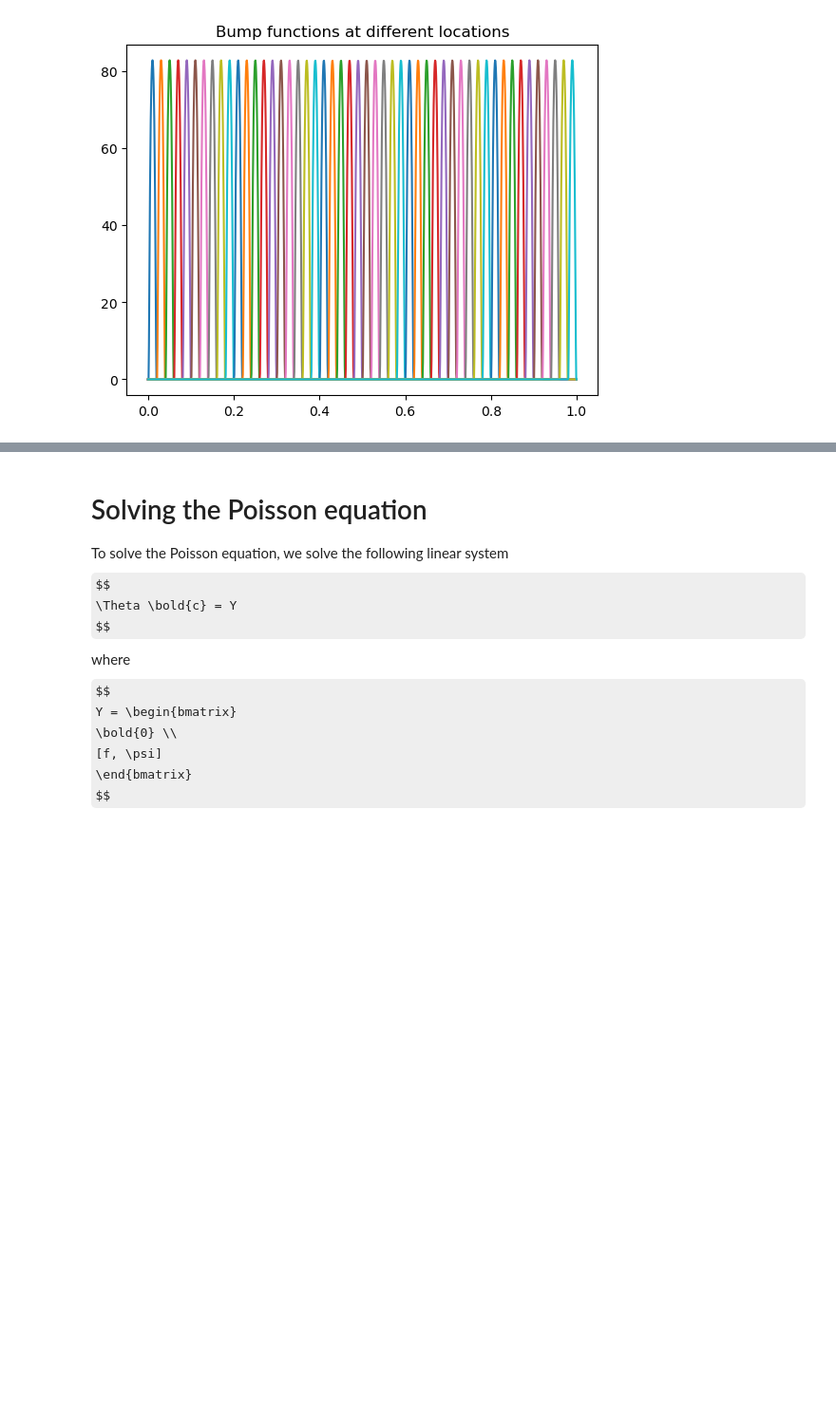
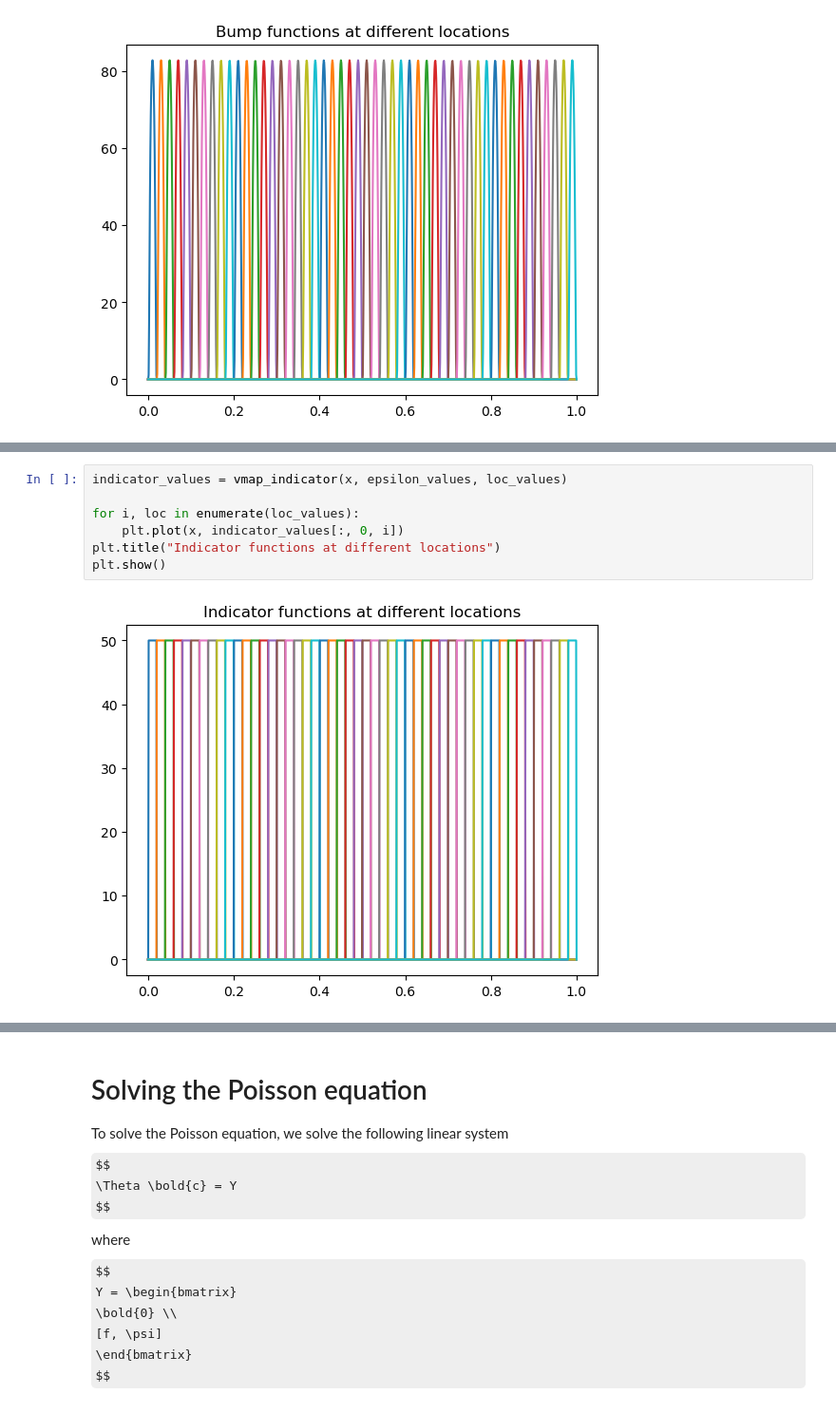
Before and after one commit to MatthieuDarcy/Kernel-NeuralNetworks-SPDEs, a Jupyter notebook: matthieu/solving_poisson_equation.ipynb, the cells around one changed output, grey strips where cells are left out. Shown at 95% size. Drawn from its saved outputs; the diff is of its cells as text; some formulas as TeX source; blank space fills up the shorter version.

```diff
--- a/matthieu/solving_poisson_equation.ipynb
+++ b/matthieu/solving_poisson_equation.ipynb
@@ -108,0 +154,9 @@ psi_matrix = psi_matrix * w_psi
+# %%
+indicator_values = vmap_indicator(x, epsilon_values, loc_values)
+
+for i, loc in enumerate(loc_values):
+    plt.plot(x, indicator_values[:, 0, i])
+plt.title("Indicator functions at different locations")
+plt.show()
+# %% [output]
+[figure, added]
```
Also changed, not shown: parts of 32 cells of this notebook, 17 other files.
